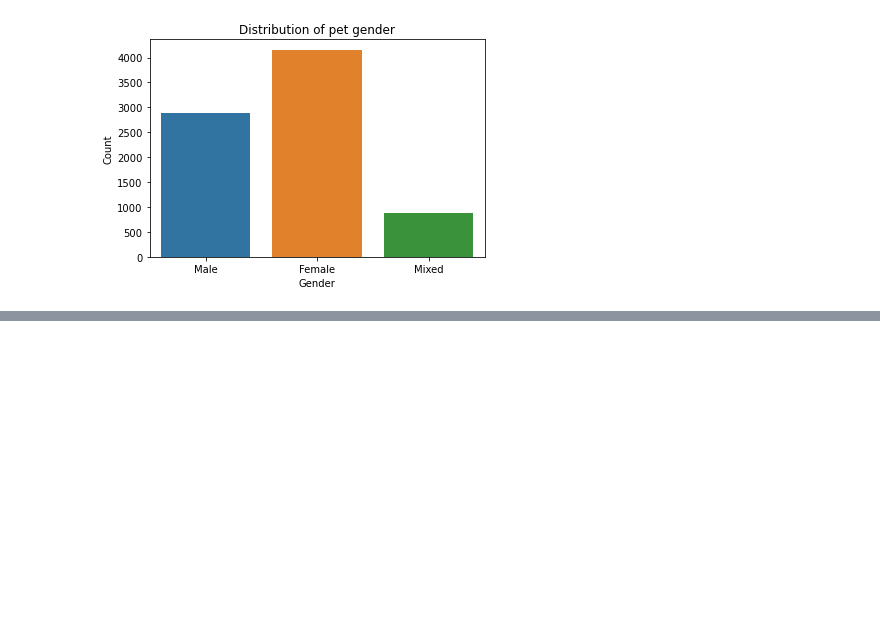
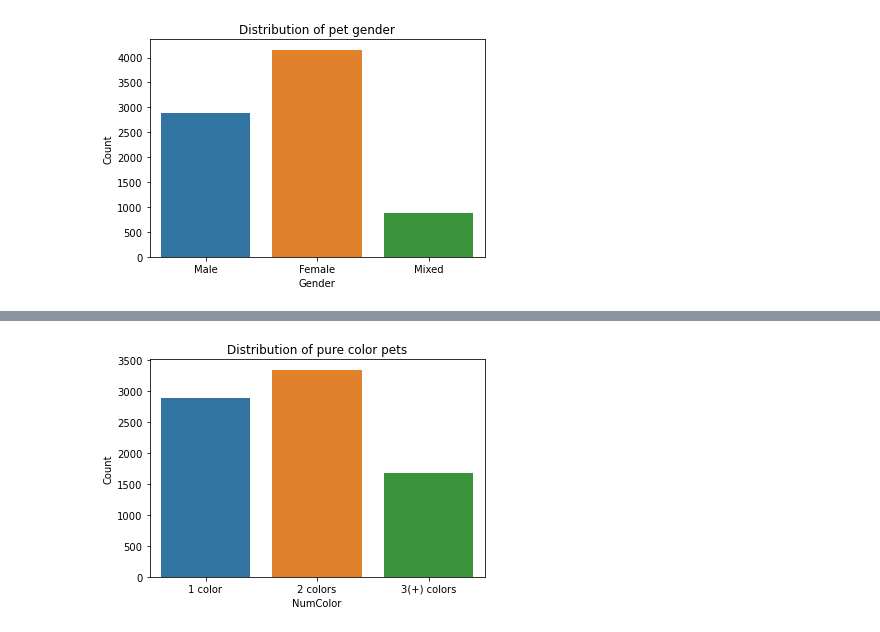
Before and after one commit to simonatso/pet-adoption, a Jupyter notebook: Data Wrangling.ipynb, the cells around one changed output, grey strips where cells are left out. Cells and saved outputs as stored; diff of their text form; code cells hidden in the pictures; blank space fills up the shorter version.

```diff
--- a/Data Wrangling.ipynb
+++ b/Data Wrangling.ipynb
@@ -428,0 +376,13 @@ plt.show()
+# %%
+#Create new predictor: NumColor (1: 1 color, 2: 2 colors, 3: 3+ colors)
+
+dogData['NumColor'] = np.where((dogData.Color3 != 0), 3, 2) #Identify pets with 3+ colors, label everything else as '2'
+dogData['NumColor'] = np.where((dogData.Color2 == 0) & (dogData.NumColor == 2), 1, dogData.NumColor) #Update 2's to 1 if appropriate
+# %%
+ax = sns.barplot(x = 'NumColor', y = 'PetID', data=dogData.groupby(['NumColor']).count().reset_index())
+plt.xticks(np.arange(0,3), ["1 color", "2 colors", "3(+) colors"])
+plt.ylabel('Count')
+plt.title('Distribution of pure color pets')
+plt.show()
+# %% [output]
+[figure, added]
```
Also changed, not shown: parts of 126 cells of this notebook.
